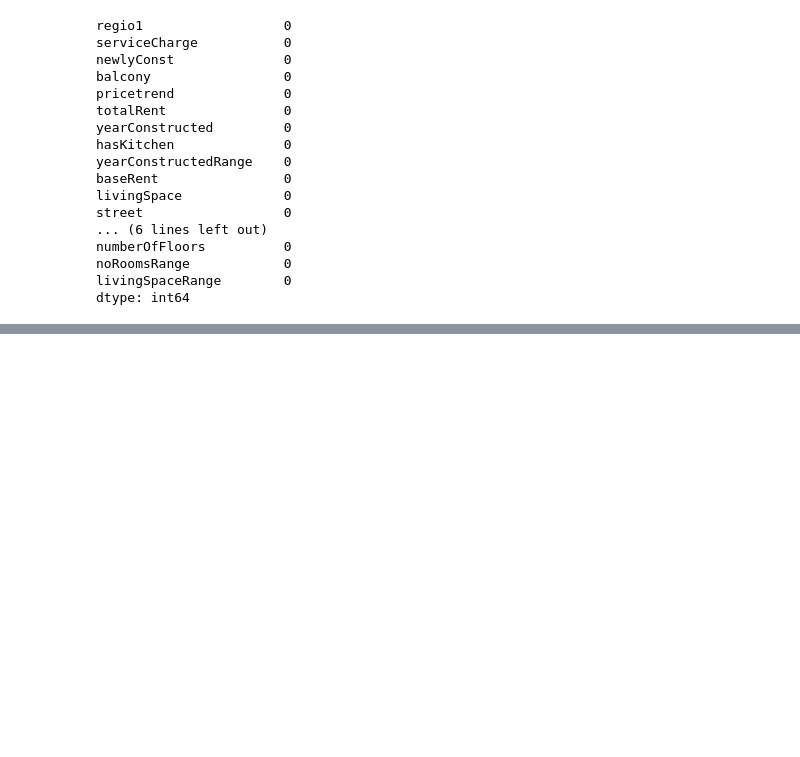
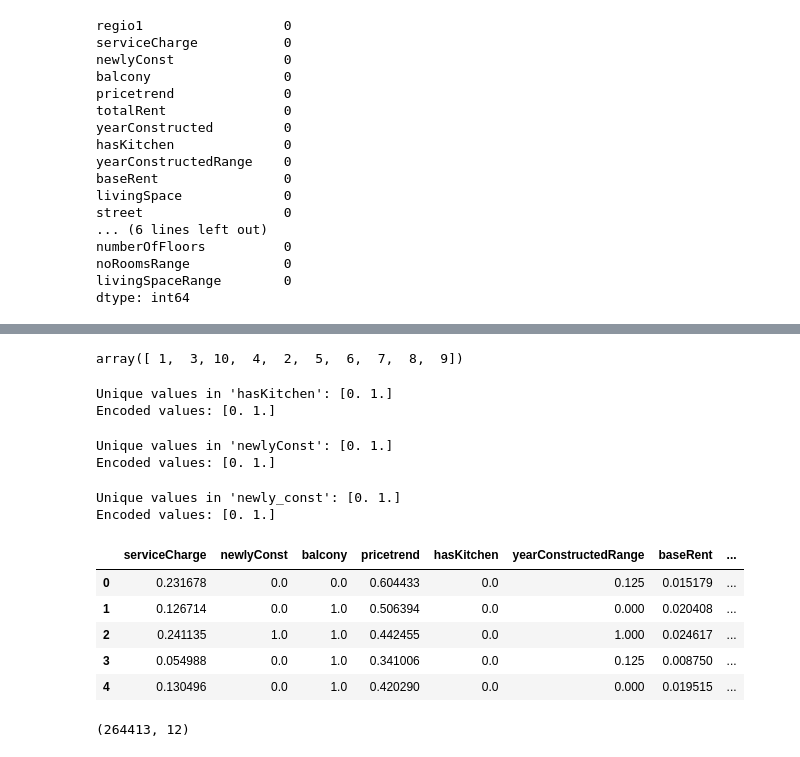
Before and after one commit to Jerin-T/rental_prediction_system, a Jupyter notebook: apartmentRentalPrediction.ipynb, the cells around one changed output, grey strips where cells are left out. Drawn from its saved outputs; the diff is of its cells as text; code cells hidden in the pictures; blank space fills up the shorter version.

```diff
--- a/apartmentRentalPrediction.ipynb
+++ b/apartmentRentalPrediction.ipynb
@@ -493,0 +489,56 @@ memory usage: 20.7+ MB
+# %%
+df['typeOfFlat'].unique()
+# %% [output]
+array([ 1,  3, 10,  4,  2,  5,  6,  7,  8,  9])
+# %%
+# Define the mapping for encoding
+encoding_mapping = {True: 1, False: 0}
+
+# Replace values in the 'lift' column using the mapping
+df['hasKitchen'] = df['hasKitchen'].replace(encoding_mapping)
+
+# Display unique values and their encoded counterparts
+print("Unique values in 'hasKitchen':", df['hasKitchen'].unique())
+print("Encoded values:", df['hasKitchen'].unique())
+# %% [output]
+Unique values in 'hasKitchen': [0. 1.]
+Encoded values: [0. 1.]
+# %%
+# Define the mapping for encoding
+encoding_mapping = {True: 1, False: 0}
+
+# Replace values in the 'lift' column using the mapping
+df['newlyConst'] = df['newlyConst'].replace(encoding_mapping)
+
+# Display unique values and their encoded counterparts
+print("Unique values in 'newlyConst':", df['newlyConst'].unique())
+print("Encoded values:", df['newlyConst'].unique())
+# %% [output]
+Unique values in 'newlyConst': [0. 1.]
+Encoded values: [0. 1.]
+# %%
+# Define the mapping for encoding
+encoding_mapping = {True: 1, False: 0}
+
+# Replace values in the 'lift' column using the mapping
+df['balcony'] = df['balcony'].replace(encoding_mapping)
+
+# Display unique values and their encoded counterparts
+print("Unique values in 'newly_const':", df['balcony'].unique())
+print("Encoded values:", df['balcony'].unique())
+# %% [output]
+Unique values in 'newly_const': [0. 1.]
+Encoded values: [0. 1.]
+# %%
+df.head()
+# %% [output]
+|  | serviceCharge | newlyConst | balcony | pricetrend | hasKitchen | yearConstructedRange | baseRent | ... |
+| 0 | 0.231678 | 0.0 | 0.0 | 0.604433 | 0.0 | 0.125 | 0.015179 | ... |
+| 1 | 0.126714 | 0.0 | 1.0 | 0.506394 | 0.0 | 0.000 | 0.020408 | ... |
+| 2 | 0.241135 | 1.0 | 1.0 | 0.442455 | 0.0 | 1.000 | 0.024617 | ... |
+| 3 | 0.054988 | 0.0 | 1.0 | 0.341006 | 0.0 | 0.125 | 0.008750 | ... |
+| 4 | 0.130496 | 0.0 | 1.0 | 0.420290 | 0.0 | 0.000 | 0.019515 | ... |
+# %%
+df.shape
+# %% [output]
+(264413, 12)
```
Also changed, not shown: parts of 57 cells of this notebook.
